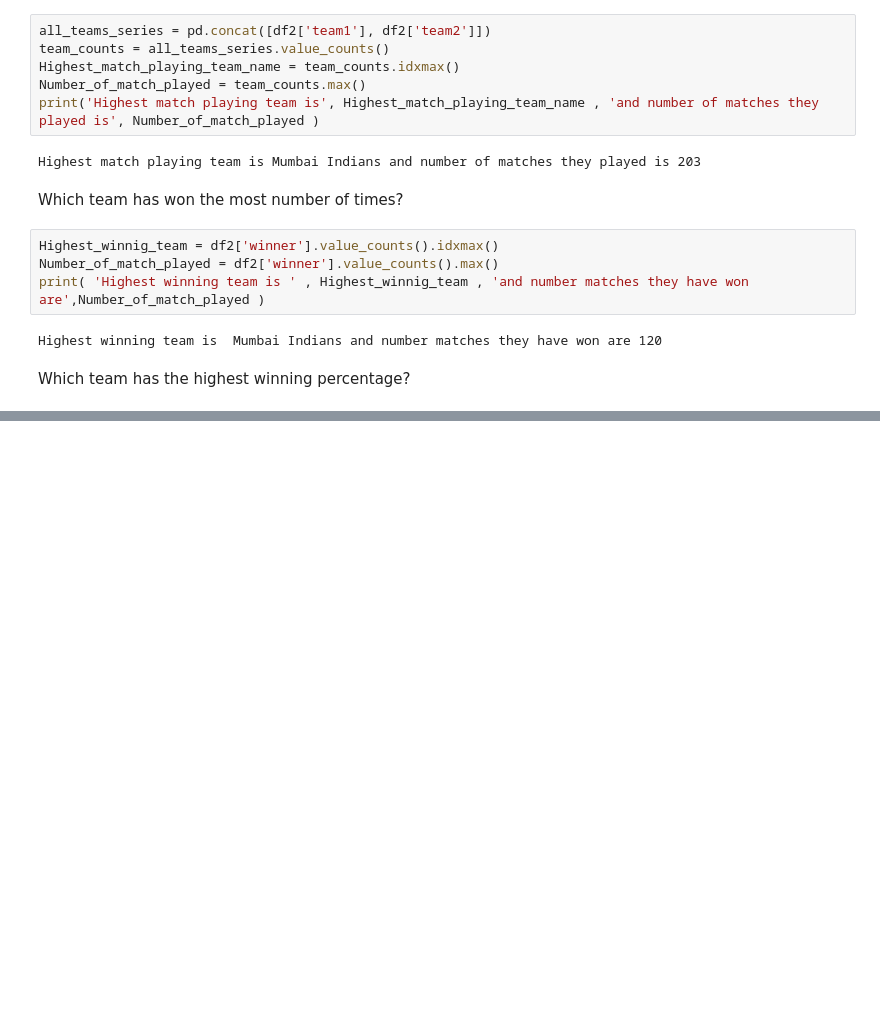
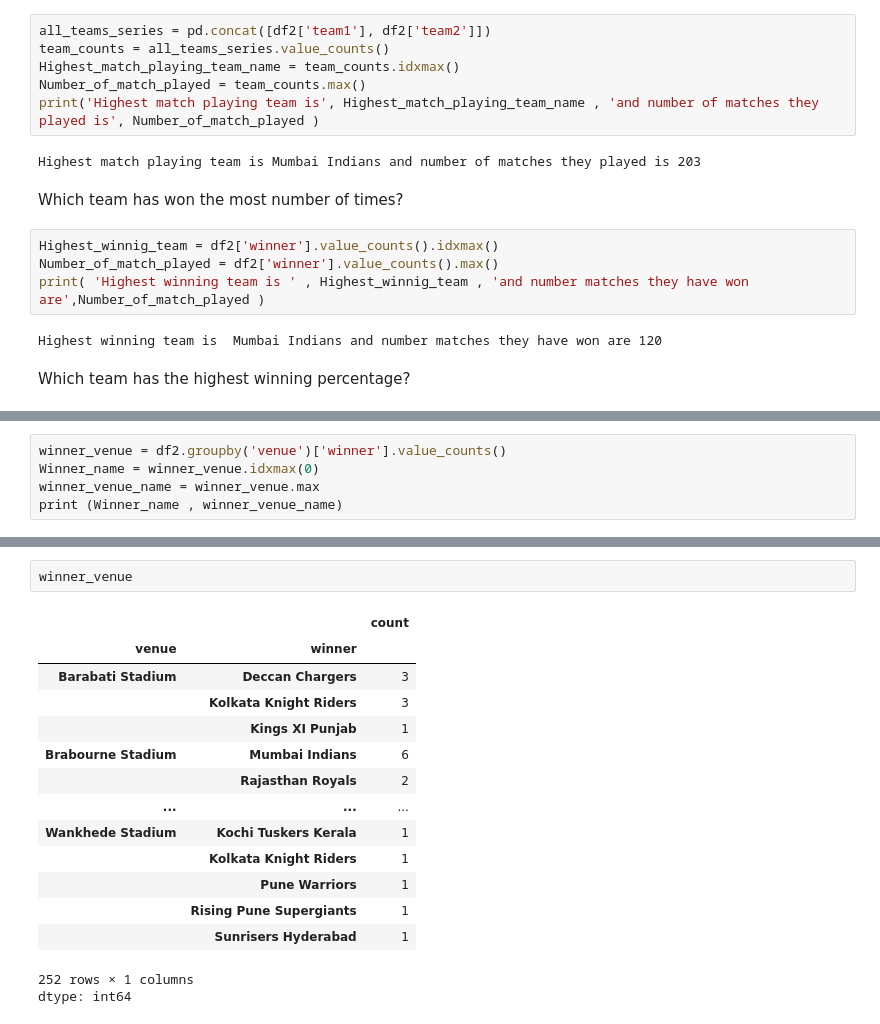
Before and after one commit to HrishikeshTalukdar/Rishx-dev, a Jupyter notebook: EDA_IPL.ipynb, the cells around one changed output, grey strips where cells are left out. Cells and saved outputs as stored; diff of their text form; blank space fills up the shorter version.

```diff
--- a/EDA_IPL.ipynb
+++ b/EDA_IPL.ipynb
@@ -1287,0 +1304,5 @@ Which team has the highest winning percentage?
+# %%
+winner_venue = df2.groupby('venue')['winner'].value_counts()
+Winner_name = winner_venue.idxmax(0)
+winner_venue_name = winner_venue.max
+print (Winner_name , winner_venue_name)
@@ -1287,0 +1323,18 @@ Which team has the highest winning percentage?
+# %%
+winner_venue
+# %% [output]
+|  |  | count |
+| venue | winner |  |
+| Barabati Stadium | Deccan Chargers | 3 |
+|  | Kolkata Knight Riders | 3 |
+|  | Kings XI Punjab | 1 |
+| Brabourne Stadium | Mumbai Indians | 6 |
+|  | Rajasthan Royals | 2 |
+| ... | ... | ... |
+| Wankhede Stadium | Kochi Tuskers Kerala | 1 |
+|  | Kolkata Knight Riders | 1 |
+|  | Pune Warriors | 1 |
+|  | Rising Pune Supergiants | 1 |
+|  | Sunrisers Hyderabad | 1 |
+252 rows × 1 columns
+dtype: int64
```
Also changed, not shown: parts of 3 cells of this notebook.
